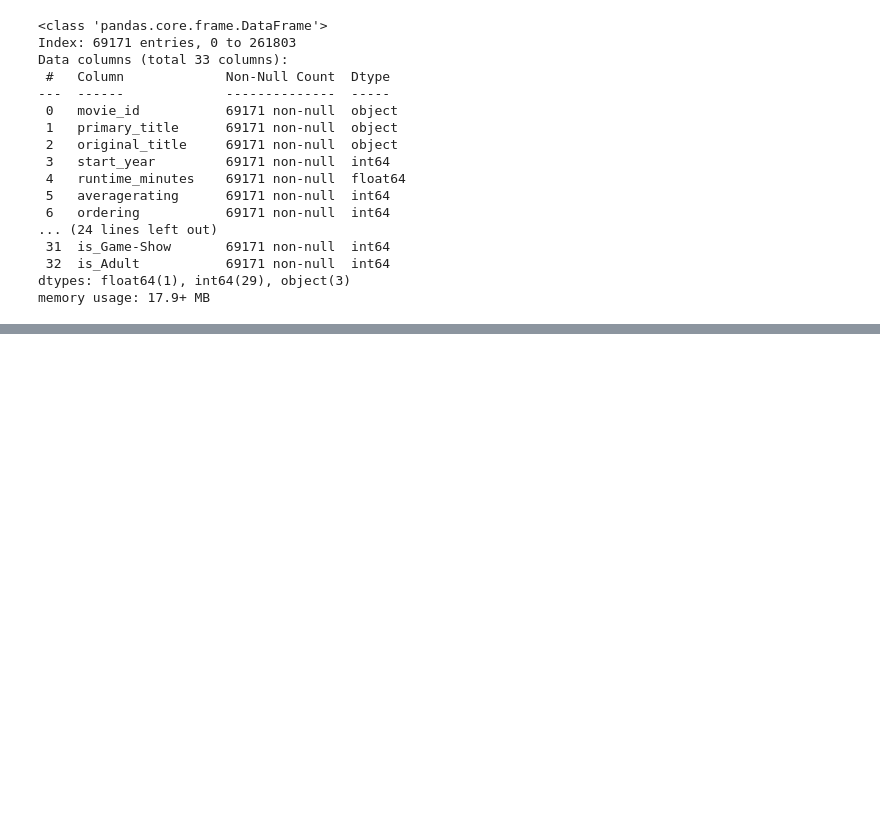
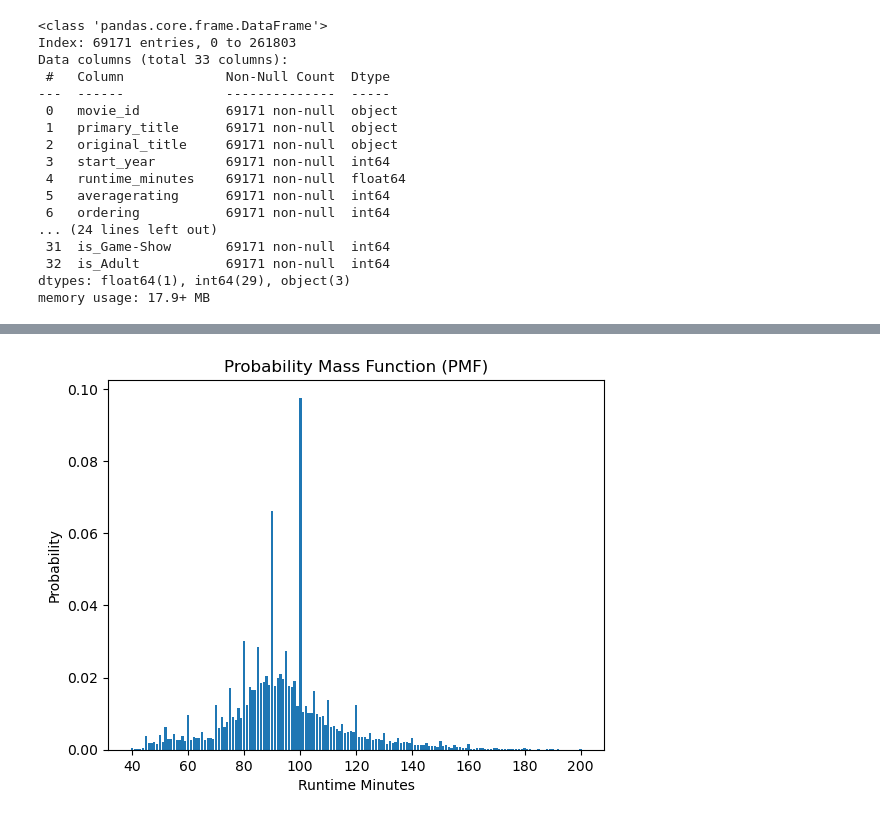
Before and after one commit to Gladwellchebelyon/GROUP7_BOX_OFFICE_MOVIES_ANALYSIS, a Jupyter notebook: isaac.ipynb, the cells around one changed output, grey strips where cells are left out. Cells and saved outputs as stored; diff of their text form; code cells hidden in the pictures; blank space fills up the shorter version.

Commit message:
Current State

```diff
--- a/isaac.ipynb
+++ b/isaac.ipynb
@@ -594,0 +566,3 @@ Intercept: 5.5584312531908315
+# %%
+# Selecting a numeric column for analysis, i.e 'runtime_minutes'
+data = imdf['runtime_minutes']
@@ -594,0 +574,7 @@ Intercept: 5.5584312531908315
+# %%
+sample_len = int(len(imdf) / 2)
+sample = data.sample(sample_len, random_state=42)
+mean_sample = sample.mean()
+std_sample = sample.std()
+print("Sample Mean:", mean_sample)
+print("Sample Standard Deviation:", std_sample)
@@ -594,0 +590,15 @@ Intercept: 5.5584312531908315
+# %%
+# Calculating Probability Mass Function (PMF)
+pmf = sample.value_counts(normalize=True)
+
+# Visualizing PMF
+pmf = sample.value_counts(normalize=True)
+
+# Create a bar plot
+plt.bar(pmf.index, pmf.values)
+plt.xlabel('Runtime Minutes')
+plt.ylabel('Probability')
+plt.title('Probability Mass Function (PMF)')
+plt.show()
+# %% [output]
+[figure, added]
```
Also changed, not shown: parts of 79 cells of this notebook.
